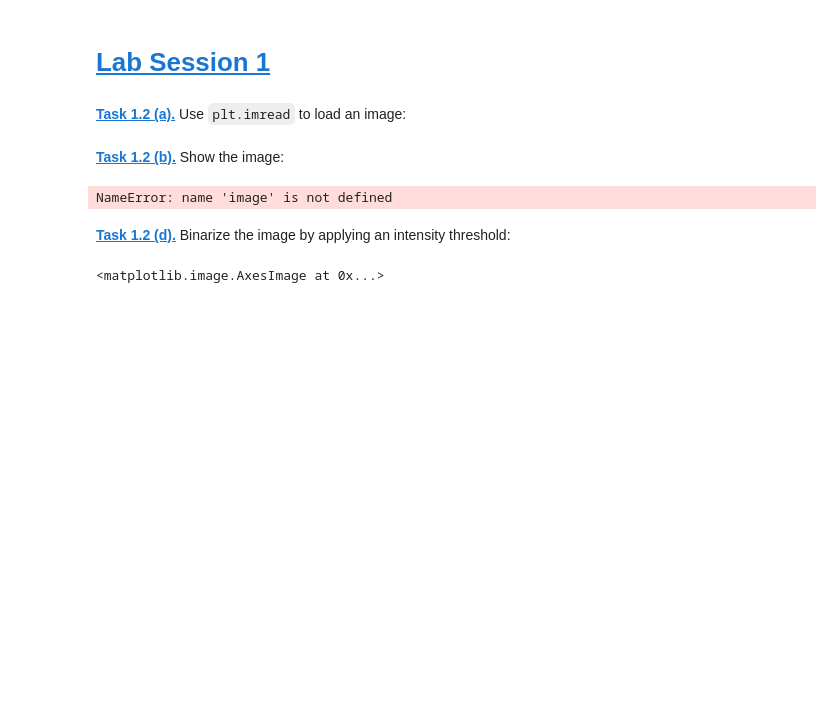
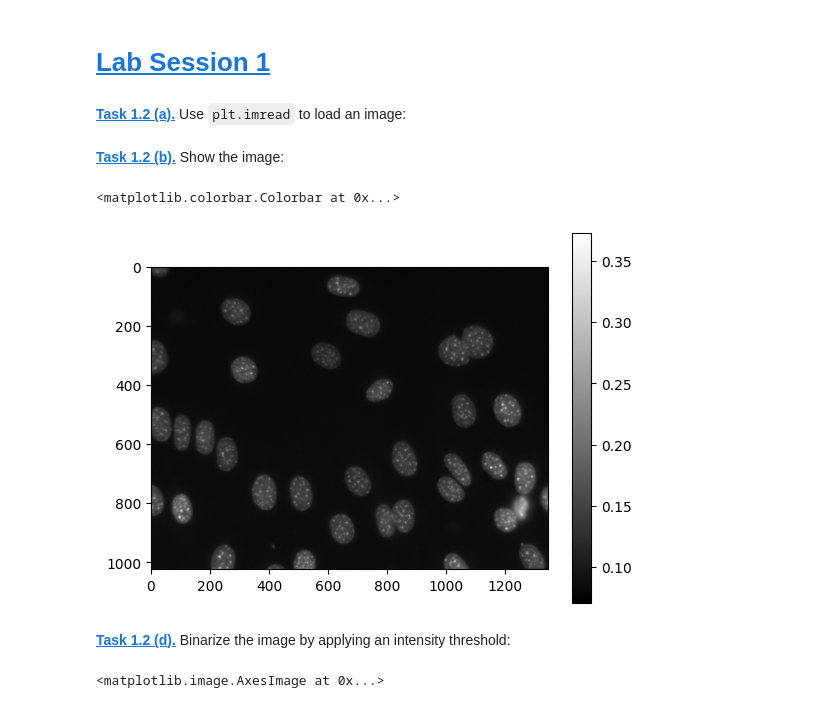
Before and after one commit to DavidLehmann004/Mobi-fs5-python, a Jupyter notebook: segm_threshold.ipynb, the cells around one changed output. Cells and saved outputs as stored; diff of their text form; code cells hidden in the pictures; blank space fills up the shorter version.

```diff
--- a/segm_threshold.ipynb
+++ b/segm_threshold.ipynb
@@ -10,10 +10,11 @@ img = plt.imread("data/NIH3T3/im/dna-0.png")
 # %% [markdown]
 **[Task 1.2 (b).]()** Show the image:
 # %%
-plt.imshow(image, cmap='gray')
+plt.imshow(img, cmap='gray')
 plt.colorbar()
 # %% [output]
-NameError: name 'image' is not defined
+<matplotlib.colorbar.Colorbar at 0x...>
+[figure, added]
 # %% [markdown]
 **[Task 1.2 (d).]()** Binarize the image by applying an intensity threshold:
 # %%
```
Also changed, not shown: 2 other files.
